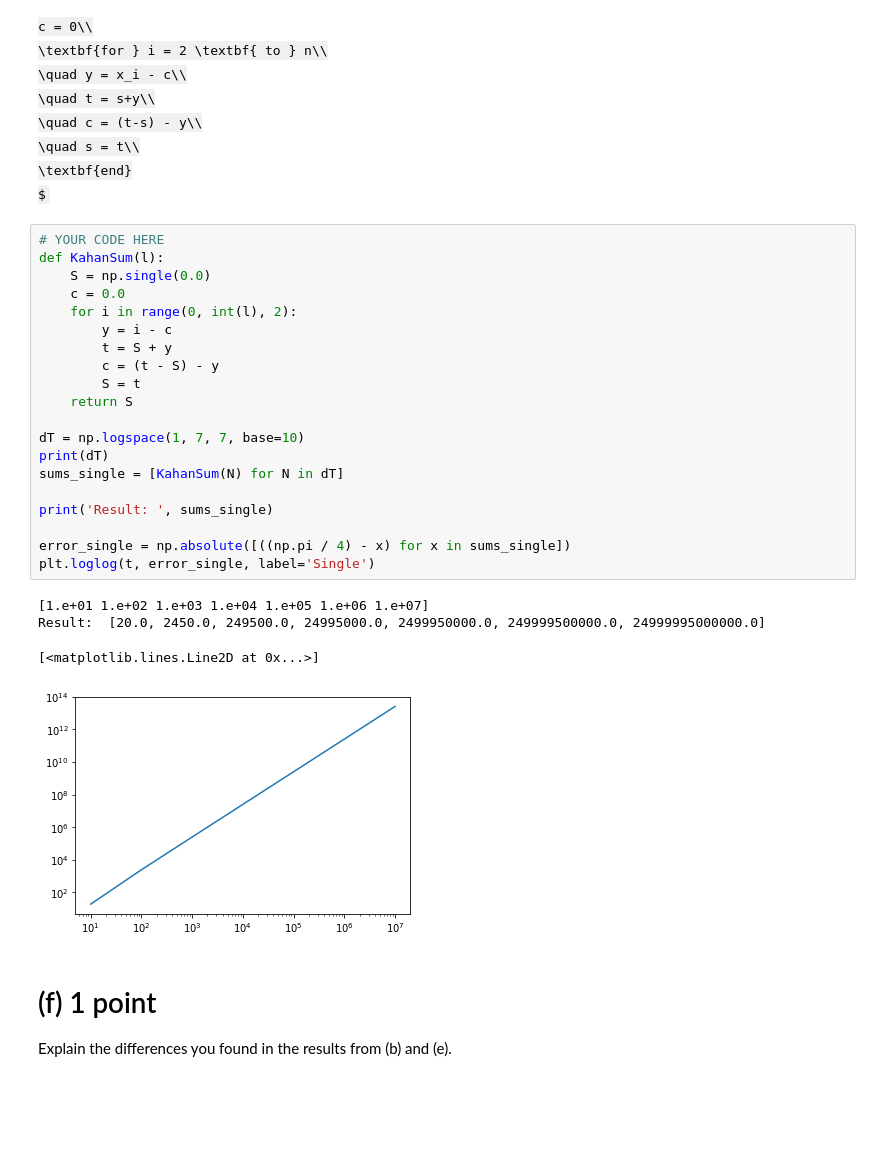
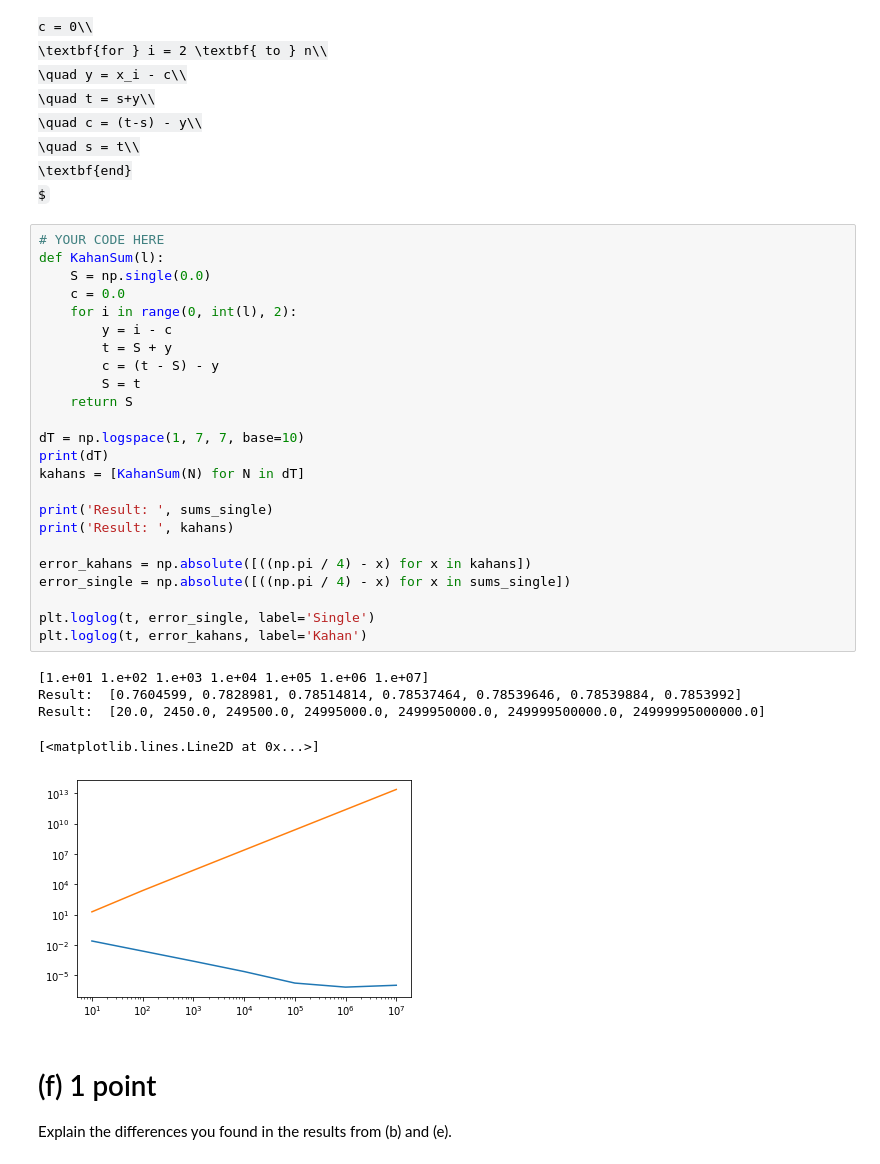
Before and after one commit to DaVinkie/NumAlg1, a Jupyter notebook: homework1.ipynb, the cells around one changed output. Drawn from its saved outputs; the diff is of its cells as text; some formulas as TeX source; blank space fills up the shorter version.

```diff
--- a/homework1.ipynb
+++ b/homework1.ipynb
@@ -265,28 +265,33 @@ $
 # %%
 # YOUR CODE HERE
 def KahanSum(l):
     S = np.single(0.0)
     c = 0.0
     for i in range(0, int(l), 2):
         y = i - c
         t = S + y
         c = (t - S) - y
         S = t
     return S
 
 dT = np.logspace(1, 7, 7, base=10)
 print(dT)
-sums_single = [KahanSum(N) for N in dT]
+kahans = [KahanSum(N) for N in dT]
 
 print('Result: ', sums_single)
+print('Result: ', kahans)
 
+error_kahans = np.absolute([((np.pi / 4) - x) for x in kahans])
 error_single = np.absolute([((np.pi / 4) - x) for x in sums_single])
+
 plt.loglog(t, error_single, label='Single')
+plt.loglog(t, error_kahans, label='Kahan')
 # %% [output]
 [1.e+01 1.e+02 1.e+03 1.e+04 1.e+05 1.e+06 1.e+07]
+Result:  [0.7604599, 0.7828981, 0.78514814, 0.78537464, 0.78539646, 0.78539884, 0.7853992]
 Result:  [20.0, 2450.0, 249500.0, 24995000.0, 2499950000.0, 249999500000.0, 24999995000000.0]
 [<matplotlib.lines.Line2D at 0x...>]
-[figure, old version]
+[figure, new version]
 # %% [markdown]
 # (f) 1 point
 Explain the differences you found in the results from (b) and (e).
```
